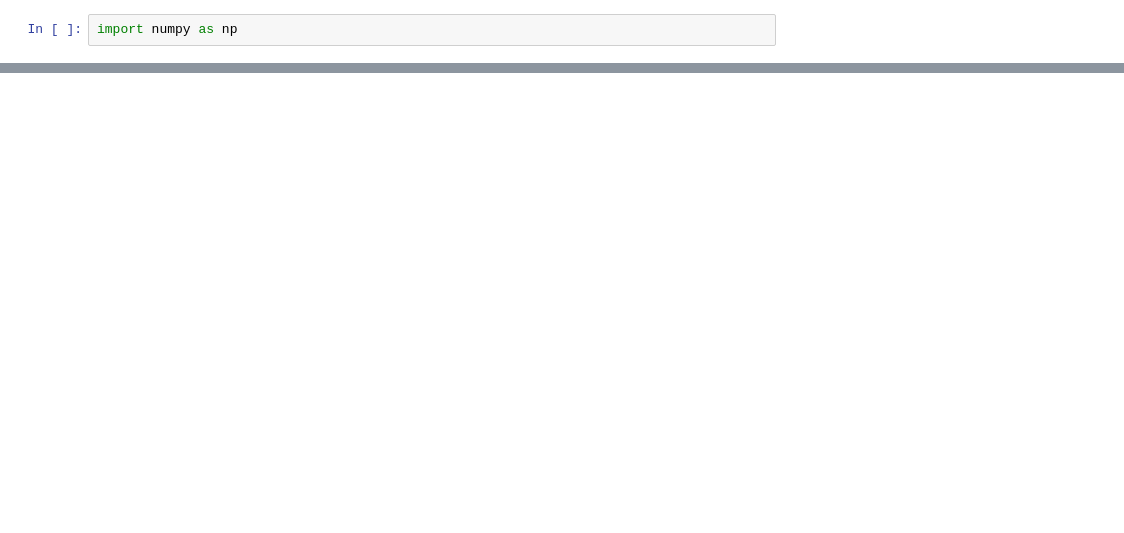
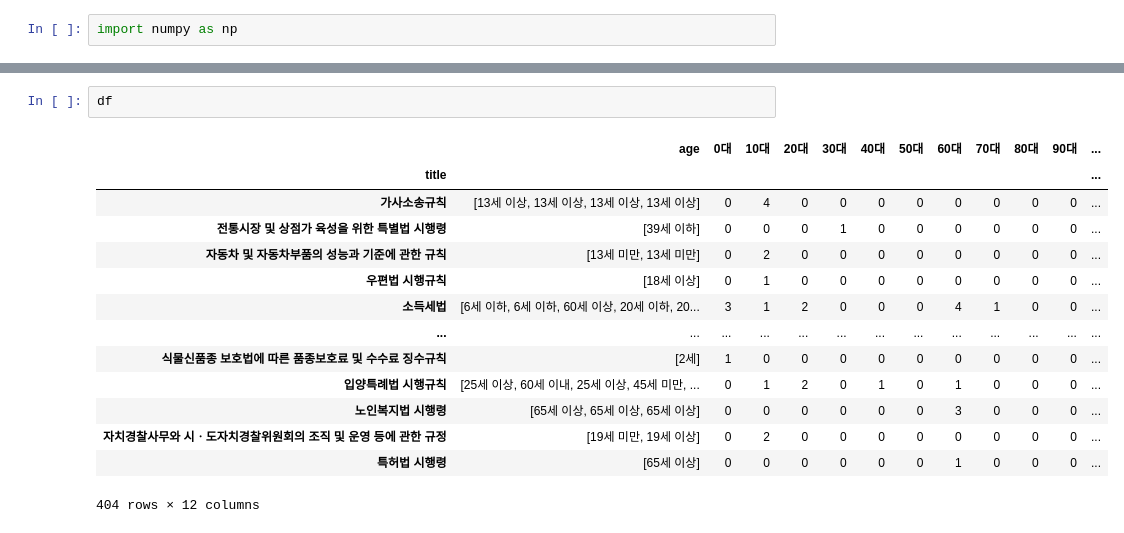
Before and after one commit to dev-Lesser/law-age-preprocess, a Jupyter notebook: 데이터분석.ipynb, the cells around one changed output, grey strips where cells are left out. Drawn from its saved outputs; the diff is of its cells as text; blank space fills up the shorter version.

```diff
--- a/데이터분석.ipynb
+++ b/데이터분석.ipynb
@@ -119,0 +232,17 @@ tmp_df.plot.hist(bins=100)
+# %%
+df
+# %% [output]
+|  | age | 0대 | 10대 | 20대 | 30대 | 40대 | 50대 | 60대 | 70대 | 80대 | 90대 | ... |
+| title |  |  |  |  |  |  |  |  |  |  |  | ... |
+| 가사소송규칙 | [13세 이상, 13세 이상, 13세 이상, 13세 이상] | 0 | 4 | 0 | 0 | 0 | 0 | 0 | 0 | 0 | 0 | ... |
+| 전통시장 및 상점가 육성을 위한 특별법 시행령 | [39세 이하] | 0 | 0 | 0 | 1 | 0 | 0 | 0 | 0 | 0 | 0 | ... |
+| 자동차 및 자동차부품의 성능과 기준에 관한 규칙 | [13세 미만, 13세 미만] | 0 | 2 | 0 | 0 | 0 | 0 | 0 | 0 | 0 | 0 | ... |
+| 우편법 시행규칙 | [18세 이상] | 0 | 1 | 0 | 0 | 0 | 0 | 0 | 0 | 0 | 0 | ... |
+| 소득세법 | [6세 이하, 6세 이하, 60세 이상, 20세 이하, 20... | 3 | 1 | 2 | 0 | 0 | 0 | 4 | 1 | 0 | 0 | ... |
+| ... | ... | ... | ... | ... | ... | ... | ... | ... | ... | ... | ... | ... |
+| 식물신품종 보호법에 따른 품종보호료 및 수수료 징수규칙 | [2세] | 1 | 0 | 0 | 0 | 0 | 0 | 0 | 0 | 0 | 0 | ... |
+| 입양특례법 시행규칙 | [25세 이상, 60세 이내, 25세 이상, 45세 미만, ... | 0 | 1 | 2 | 0 | 1 | 0 | 1 | 0 | 0 | 0 | ... |
+| 노인복지법 시행령 | [65세 이상, 65세 이상, 65세 이상] | 0 | 0 | 0 | 0 | 0 | 0 | 3 | 0 | 0 | 0 | ... |
+| 자치경찰사무와 시ㆍ도자치경찰위원회의 조직 및 운영 등에 관한 규정 | [19세 미만, 19세 이상] | 0 | 2 | 0 | 0 | 0 | 0 | 0 | 0 | 0 | 0 | ... |
+| 특허법 시행령 | [65세 이상] | 0 | 0 | 0 | 0 | 0 | 0 | 1 | 0 | 0 | 0 | ... |
+404 rows × 12 columns
```
Also changed, not shown: parts of 27 cells of this notebook.
